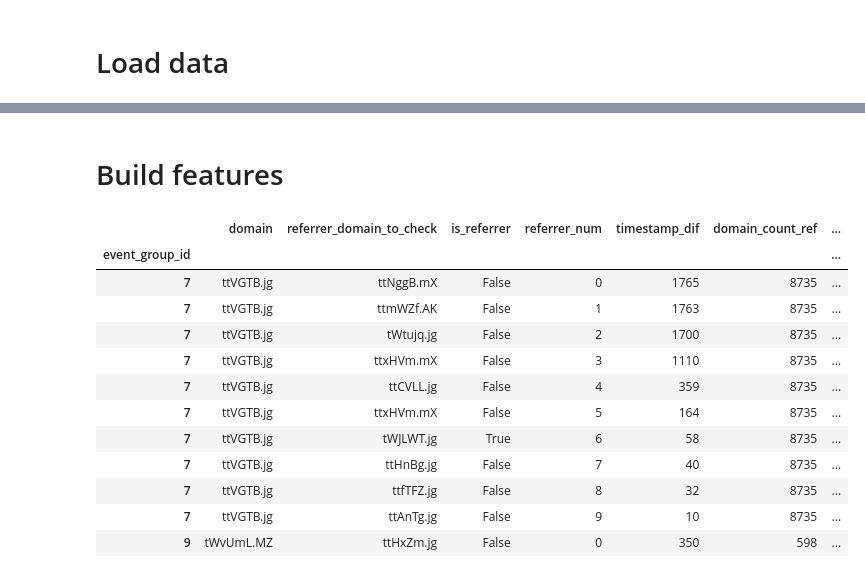
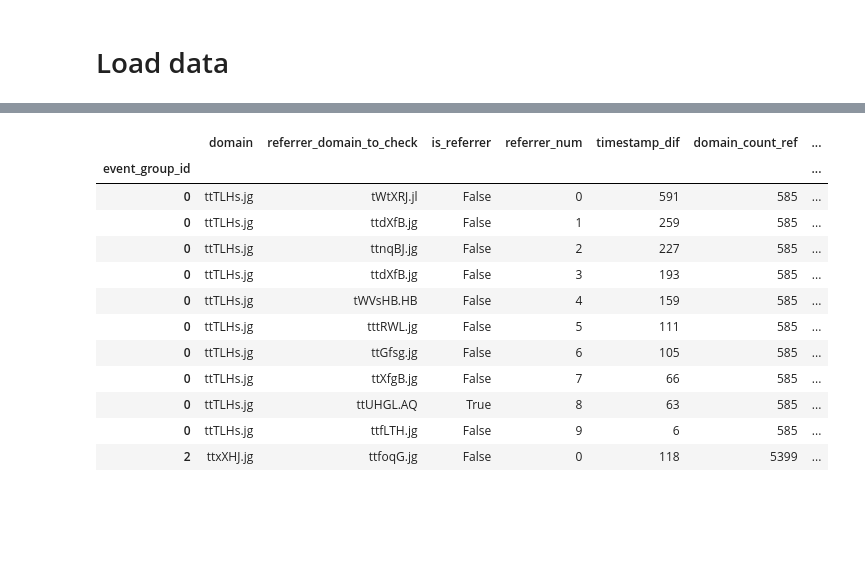
Before and after one commit to schistyakov/boosters_semrush, a Jupyter notebook: baseline_v3.ipynb, the cells around one changed output, grey strips where cells are left out. Cells and saved outputs as stored; diff of their text form; code cells hidden in the pictures; blank space fills up the shorter version.

```diff
--- a/baseline_v3.ipynb
+++ b/baseline_v3.ipynb
@@ -39,0 +56,26 @@ def del_vars_if_exists(var_list):
+# %%
+@cached('split_data_train_valis.cache')
+def split_data_train_valid(data_path):
+    train_data = pd.read_csv(data_path_train_orig)
+    print(f'train_data size: {len(train_data)}')
+
+    train_device_id_list = train_data.device_id.unique()
+    print(f'train_device_id_list: {len(train_device_id_list)}')
+
+    train_train_device_id_list, train_valid_device_id_list = train_test_split(train_device_id_list, train_size=0.7, random_state=17)
+    train_train_data_path = data_path + '.train_train_0.7.csv'
+    train_valid_data_path = data_path + '.train_valid_0.3.csv'
+
+    print(f'train_train_device_id_list: {len(train_train_device_id_list)}')
+    train_train = train_data.loc[train_data.device_id.isin(train_train_device_id_list)]
+    print(f'train_train: {len(train_train)}')
+    train_train.to_csv(train_train_data_path, index=False)
+
+    print(f'train_valid_device_id_list: {len(train_valid_device_id_list)}')
+    train_valid = train_data.loc[train_data.device_id.isin(train_valid_device_id_list)]
+    print(f'train_valid: {len(train_valid)}')
+    train_valid.to_csv(train_valid_data_path, index=False)
+
+    return train_train_data_path, train_valid_data_path
+
+train_train_data_path, train_valid_data_path = split_data_train_valid(data_path_train_orig)
@@ -54,2 +189,2 @@ def del_vars_if_exists(var_list):
 # %%
-train_data = pd.read_csv(data_path_train_orig)
+train_train = pd.read_csv(train_train_data_path)
@@ -230,2 +190,0 @@ del_vars_if_exists('train_train_with_ref')
-# %% [markdown]
-# Build features
@@ -282,19 +194,19 @@ train_test_features = process_features(train_test_features)
 # %%
-train_test_features[:11]
+train_train_features[:11]
 # %% [output]
 |  | domain | referrer_domain_to_check | is_referrer | referrer_num | timestamp_dif | domain_count_ref | ... |
 | event_group_id |  |  |  |  |  |  | ... |
-| 7 | ttVGTB.jg | ttNggB.mX | False | 0 | 1765 | 8735 | ... |
-| 7 | ttVGTB.jg | ttmWZf.AK | False | 1 | 1763 | 8735 | ... |
-| 7 | ttVGTB.jg | tWtujq.jg | False | 2 | 1700 | 8735 | ... |
-| 7 | ttVGTB.jg | ttxHVm.mX | False | 3 | 1110 | 8735 | ... |
-| 7 | ttVGTB.jg | ttCVLL.jg | False | 4 | 359 | 8735 | ... |
-| 7 | ttVGTB.jg | ttxHVm.mX | False | 5 | 164 | 8735 | ... |
-| 7 | ttVGTB.jg | tWJLWT.jg | True | 6 | 58 | 8735 | ... |
-| 7 | ttVGTB.jg | ttHnBg.jg | False | 7 | 40 | 8735 | ... |
-| 7 | ttVGTB.jg | ttfTFZ.jg | False | 8 | 32 | 8735 | ... |
-| 7 | ttVGTB.jg | ttAnTg.jg | False | 9 | 10 | 8735 | ... |
-| 9 | tWvUmL.MZ | ttHxZm.jg | False | 0 | 350 | 598 | ... |
+| 0 | ttTLHs.jg | tWtXRJ.jl | False | 0 | 591 | 585 | ... |
+| 0 | ttTLHs.jg | ttdXfB.jg | False | 1 | 259 | 585 | ... |
+| 0 | ttTLHs.jg | ttnqBJ.jg | False | 2 | 227 | 585 | ... |
+| 0 | ttTLHs.jg | ttdXfB.jg | False | 3 | 193 | 585 | ... |
+| 0 | ttTLHs.jg | tWVsHB.HB | False | 4 | 159 | 585 | ... |
+| 0 | ttTLHs.jg | tttRWL.jg | False | 5 | 111 | 585 | ... |
+| 0 | ttTLHs.jg | ttGfsg.jg | False | 6 | 105 | 585 | ... |
+| 0 | ttTLHs.jg | ttXfgB.jg | False | 7 | 66 | 585 | ... |
+| 0 | ttTLHs.jg | ttUHGL.AQ | True | 8 | 63 | 585 | ... |
+| 0 | ttTLHs.jg | ttfLTH.jg | False | 9 | 6 | 585 | ... |
+| 2 | ttxXHJ.jg | ttfoqG.jg | False | 0 | 118 | 5399 | ... |
 # %%
 train_train_features.dtypes
 # %% [output]
```
Also changed, not shown: parts of 78 cells of this notebook, 1 other file.
